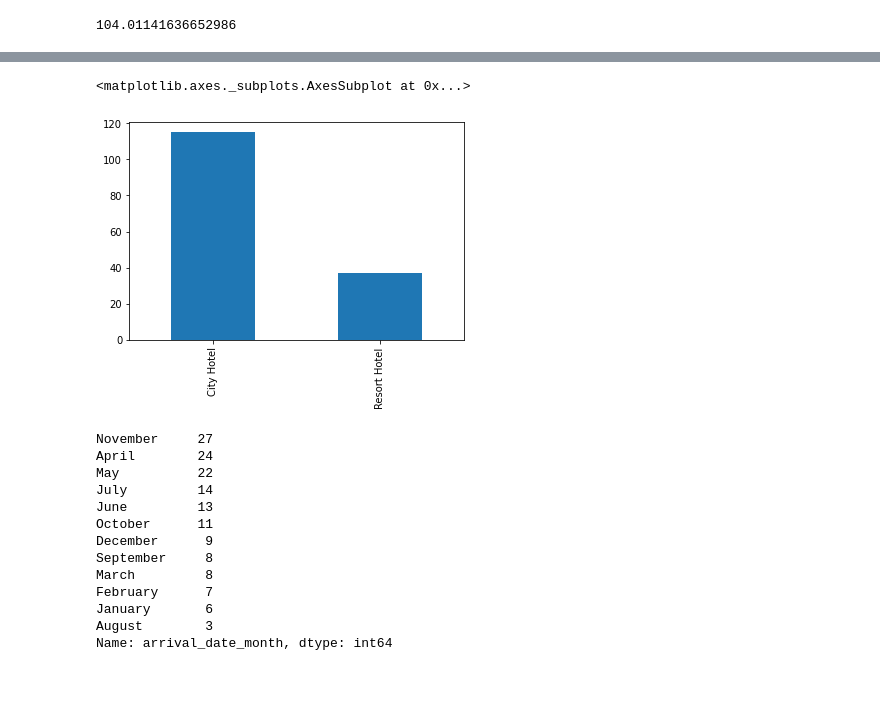
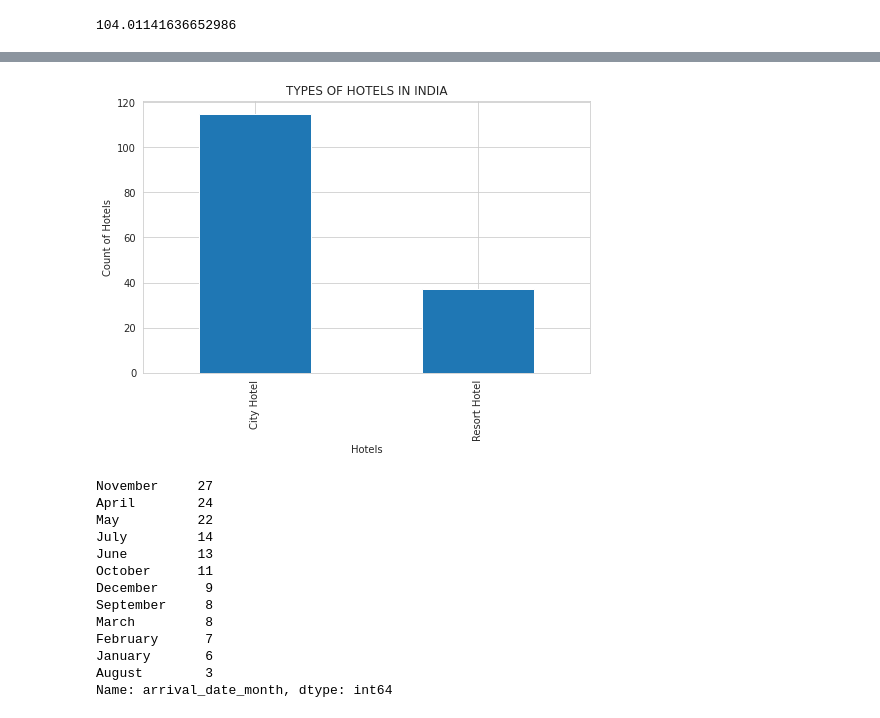
Before and after one commit to amolprabhu/Hotel_Booking_Analysis, a Jupyter notebook: Amol_Prabhu_Hotel_Booking_Analysis_Capstone_Project.ipynb, the cells around one changed output, grey strips where cells are left out. Saved outputs shown, nothing was run; the diff lists cells and outputs as text; code cells hidden in the pictures; blank space fills up the shorter version.

```diff
--- a/Amol_Prabhu_Hotel_Booking_Analysis_Capstone_Project.ipynb
+++ b/Amol_Prabhu_Hotel_Booking_Analysis_Capstone_Project.ipynb
@@ -69,6 +54,8 @@ monthly_bookings.plot(kind='bar')
 # %%
 # creating a function to convert binary data of canceled column to 'no' and 'yes'
 def cancel(rows):
+  """ function takes in rows as input as converts 0 and 1
+      values to NO and YES respectively """
   if rows == 0:
     return 'NO'
   else:
@@ -85,0 +98,3 @@ Name: is_canceled, dtype: int64
+# %%
+# Filling 4 na values of children with median of children
+data.loc[data['children'].isna(),'children'] = data['children'].median()
@@ -85,0 +129,4 @@ Name: is_canceled, dtype: int64
+# %%
+# types of hotels and their counts
+sns.set_style('whitegrid')
+sns.countplot(data = data, x = 'hotel')
@@ -85,0 +148,8 @@ Name: is_canceled, dtype: int64
+# %%
+# graphical representation of monthly bookings globally
+monthly_bookings.plot(kind='bar')
+plt.rcParams['figure.figsize'] = (8,5)
+plt.xlabel('Months')
+plt.ylabel('Bookings')
+plt.title('GLOBAL MONTHLY BOOKINGS')
+plt.grid(b=True)
@@ -126,9 +275,12 @@ indian_hotels = data[data['country'] == "IND"]
 # %%
 # different types of hotels in India
 indian_hotels['hotel'].value_counts().plot(kind='bar')
+plt.xlabel('Hotels')
+plt.ylabel('Count of Hotels')
+plt.title('TYPES OF HOTELS IN INDIA')
+plt.grid(b=True)
 # %% [output]
-<matplotlib.axes._subplots.AxesSubplot at 0x...>
-[figure, old version]
+[figure, new version]
 # %%
 # Busiest time for hotel bookings in India
 indian_hotels['arrival_date_month'].value_counts()
```
Also changed, not shown: parts of 22 cells of this notebook.
